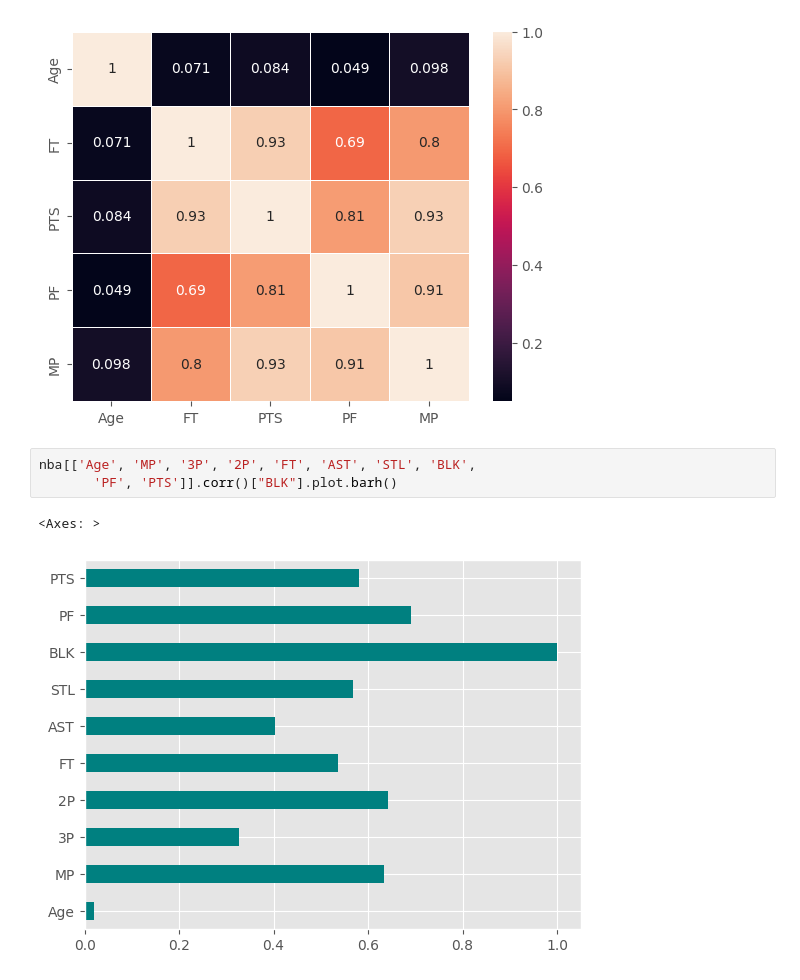
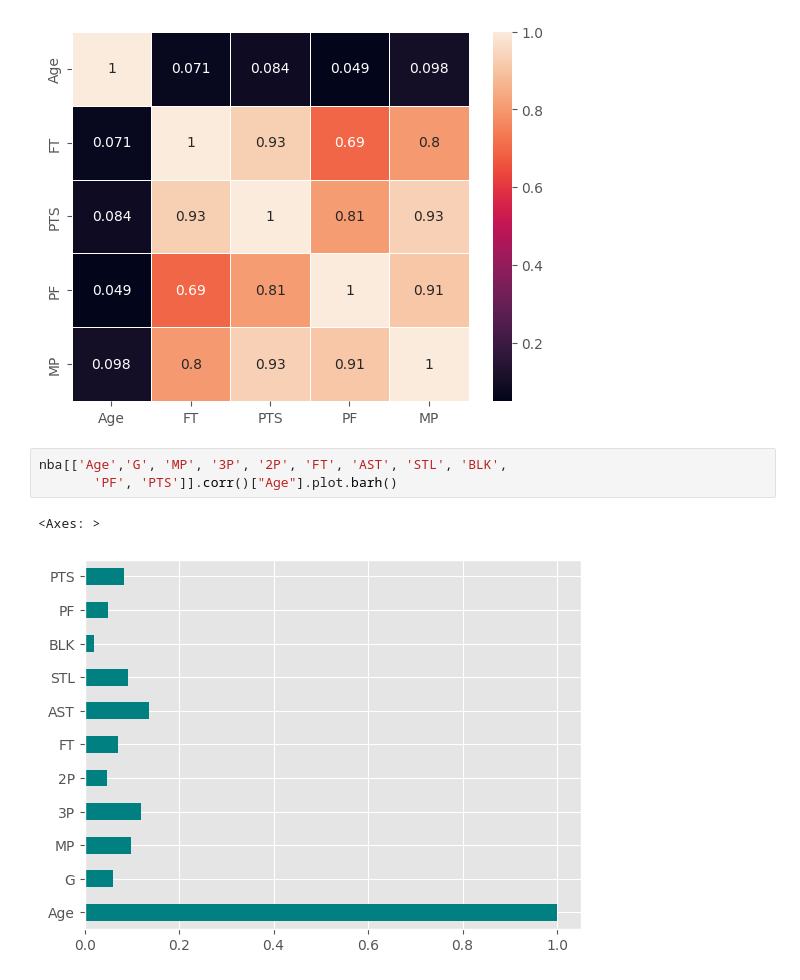
Before and after one commit to elizapecoraro/Eliza-Pecoraro-Projektna-naloga-UVP, a Jupyter notebook: analiza.ipynb, the cells around one changed output. Drawn from its saved outputs; the diff is of its cells as text.

```diff
--- a/analiza.ipynb
+++ b/analiza.ipynb
@@ -382,8 +398,8 @@ sns.heatmap(nba[['Age', "FT", "PTS", "PF", "MP"]].corr(), annot=True, linewidths
 <Axes: >
 [figure]
 # %%
-nba[['Age', 'MP', '3P', '2P', 'FT', 'AST', 'STL', 'BLK',
-       'PF', 'PTS']].corr()["BLK"].plot.barh()
+nba[['Age','G', 'MP', '3P', '2P', 'FT', 'AST', 'STL', 'BLK',
+       'PF', 'PTS']].corr()["Age"].plot.barh()
 # %% [output]
 <Axes: >
-[figure, old version]
+[figure, new version]
```
Also changed, not shown: parts of 10 cells of this notebook.
